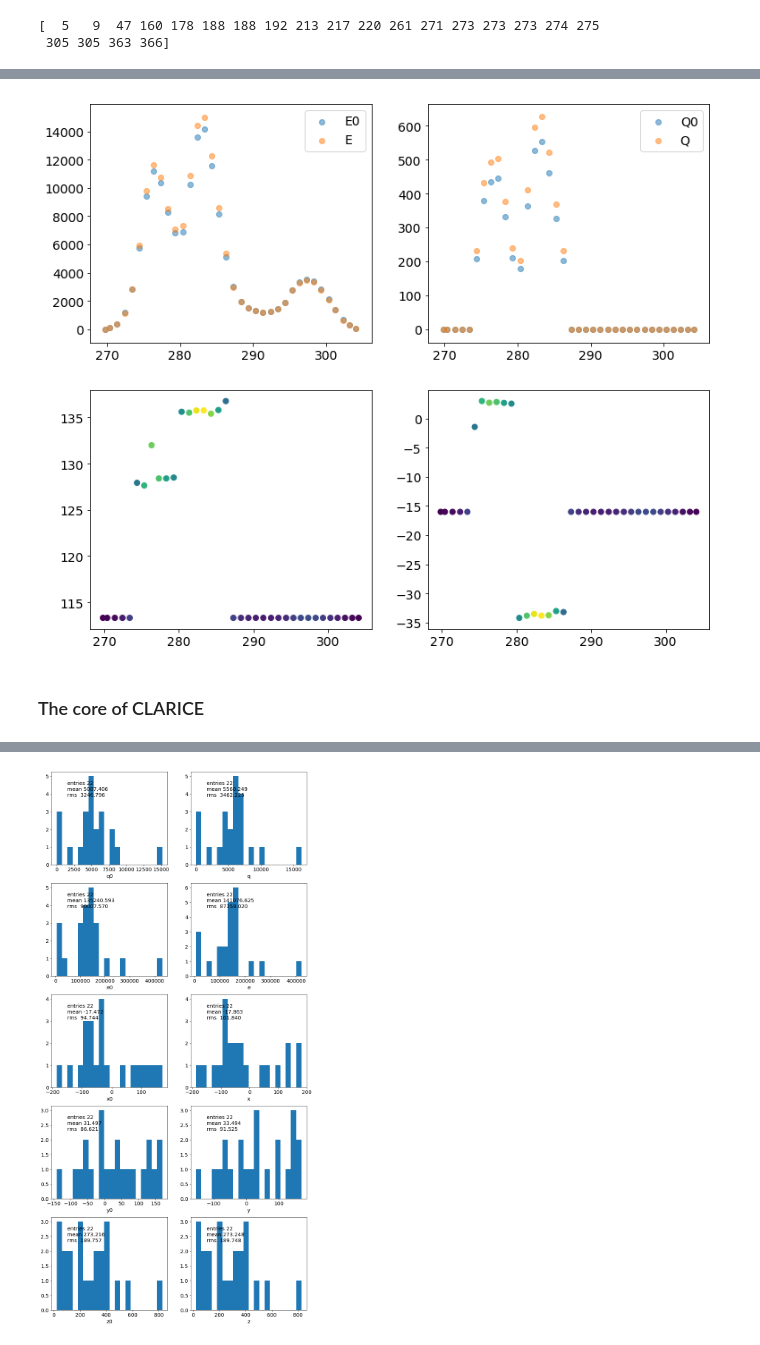
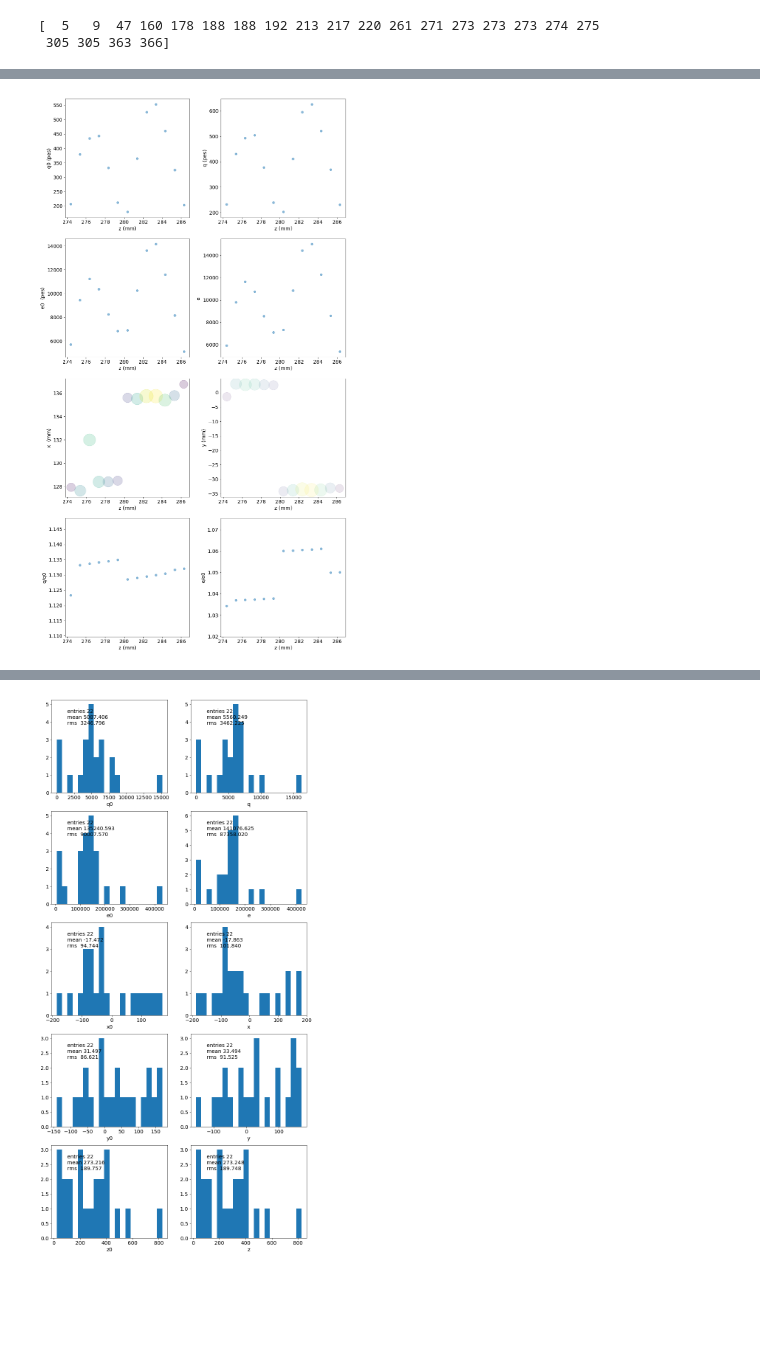
Before and after one commit to jahernando/CsThNB, a Jupyter notebook: JAH/hdst_tables_example.ipynb, the cells around one changed output, grey strips where cells are left out. Saved outputs shown, nothing was run; the diff lists cells and outputs as text; code cells hidden in the pictures; blank space fills up the shorter version.

Commit message:
update hdst example NB

```diff
--- a/JAH/hdst_tables_example.ipynb
+++ b/JAH/hdst_tables_example.ipynb
@@ -129,11 +125,11 @@ etab = hp.hdst_event_table(elist, hits)
 # %%
-stab = hp.hdst_slice_table(etab, hits)
+stab = hphdst.hdst_slice_table(etab, hits)
 # %%
-htab = hp.hdst_hit_table(etab, hits)
+htab = hphdst.hdst_hit_table(etab, hits)
 # %%
-htab = hp.hdst_calibrate_hits(htab, calibrate)
+htab = hphdst.hdst_calibrate_hits(htab, calibrate)
 # %%
-etab, stab, htab = hp.hdst_update_tables(etab, stab, htab)
+etab, stab, htab = hphdst.hdst_update_tables(etab, stab, htab)
 # %%
 edf = hptab.df_from_table(etab, hptab.etable_names)
 #edf
@@ -165,6 +155,5 @@ No handles with labels found to put in legend.
-# %%
-hpplt.table_plot_event_hits(htab, evt, pk)
-# %% [output]
-[figure, removed]
-# %% [markdown]
-### The core of CLARICE
+# %%
+ievt = 5
+hpplot.plot_vs_z(hdf[hdf.event==ievt])
+# %% [output]
+[figure, added]
```
Also changed, not shown: parts of 15 cells of this notebook.
